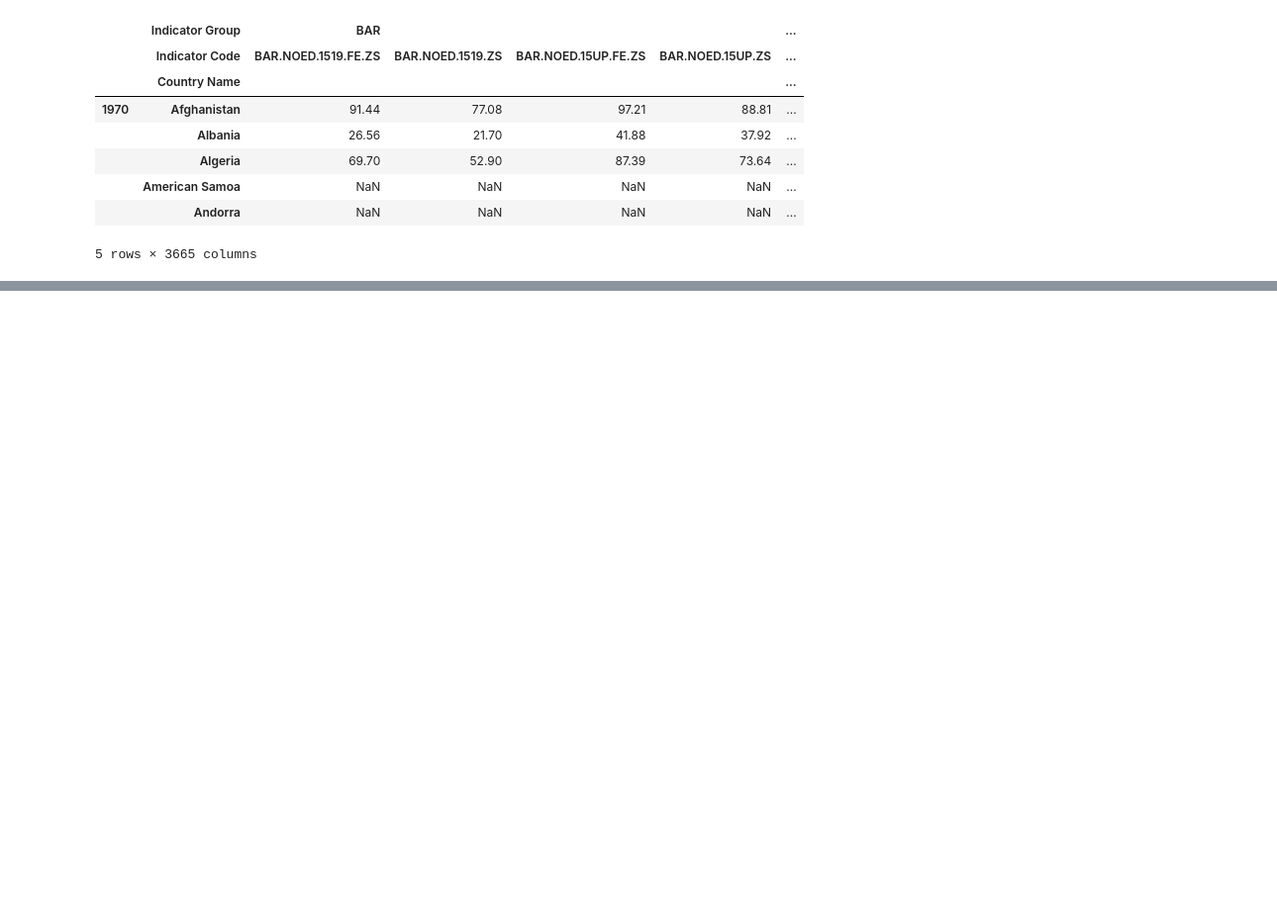
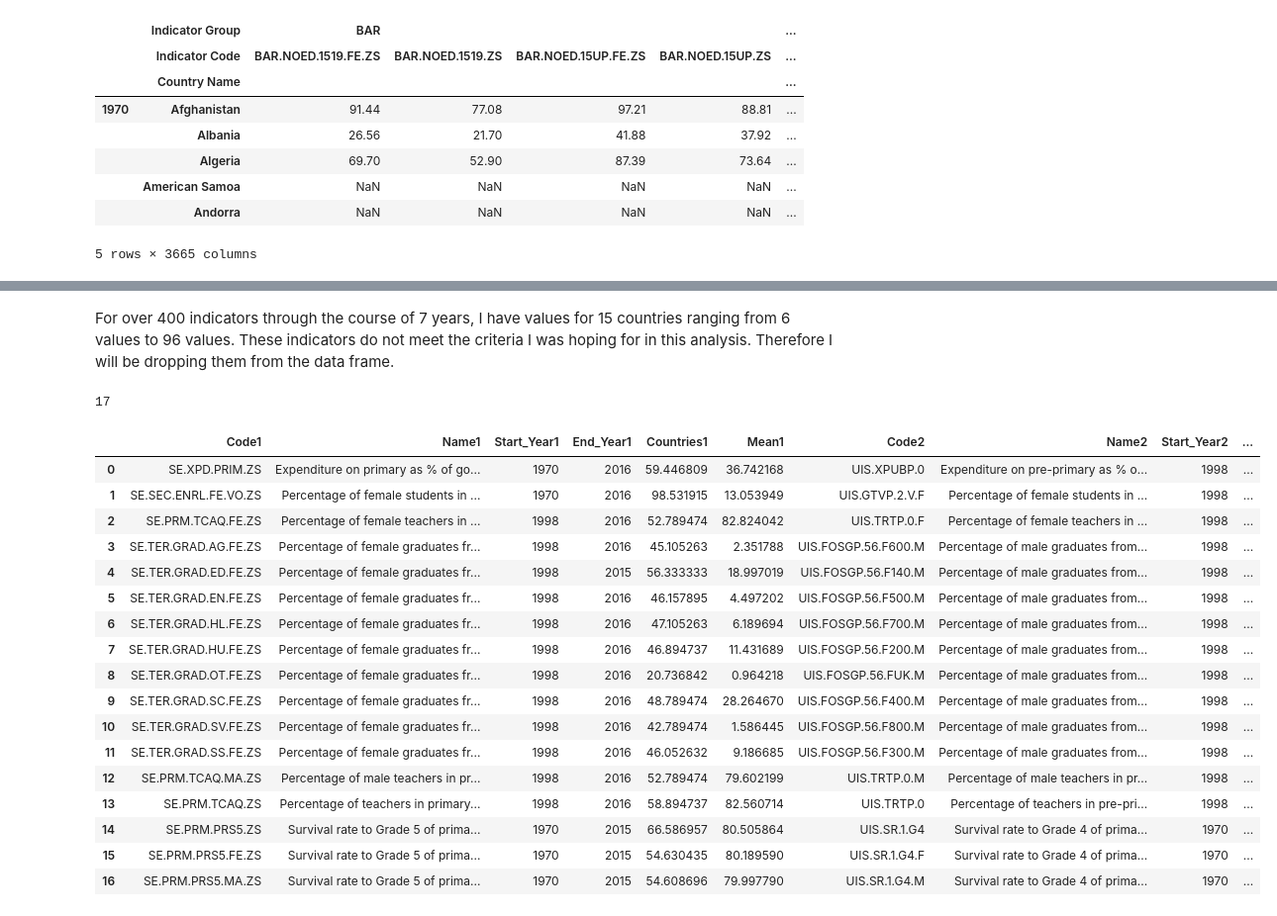
Before and after one commit to tjeffkessler/thinkful_dsflex, a Jupyter notebook: Ed Stats Model.ipynb, the cells around one changed output, grey strips where cells are left out. Shown at 99% size. Cells and saved outputs as stored; diff of their text form; code cells hidden in the pictures; blank space fills up the shorter version.

```diff
--- a/Ed Stats Model.ipynb
+++ b/Ed Stats Model.ipynb
@@ -133,0 +243,2 @@ SP Null Percentage: 0.466671
+# %% [markdown]
+For over 400 indicators through the course of 7 years, I have values for 15 countries ranging from 6 values to 96 values. These indicators do not meet the criteria I was hoping for in this analysis. Therefore I will be dropping them from the data frame.
@@ -133,0 +248,3 @@ SP Null Percentage: 0.466671
+# %%
+# Drop the Africa Dataset, since we are interested in data for global comparison
+df_t.drop([e for e in df_t['UIS'] if e.startswith('UIS.AFR')], axis=1, level=1, inplace=True)
@@ -133,0 +256,74 @@ SP Null Percentage: 0.466671
+# %%
+# Create a dictionary of indicator codes of potentially similar indicators based on close matches of indicator names
+import difflib
+u = [v for k, v in usb_dict.items() if k.startswith('UIS')]
+s = [v for k, v in usb_dict.items() if k.startswith('SE')]
+b = [v for k, v in usb_dict.items() if k.startswith('BAR')]
+usb_list = [u, s, b]
+match_dict = {}
+for i in range(len(usb_list) - 1):
+    for name in usb_list[i]:
+        matches = difflib.get_close_matches(name, usb_list[i+1], cutoff=0.97)
+        if len(usb_list) - i > 2:
+            matches.extend(difflib.get_close_matches(name, usb_list[i+2], cutoff=0.97))
+        for match in matches:
+            if reversed_usb[match] not in match_dict.keys():
+                match_dict[reversed_usb[match]] = reversed_usb[name]
+len(match_dict)
+# %% [output]
+17
+# %%
+# Create a data frame to compare the indicators that are potential matches by their names, the total countries polled over
+# which years, and the mean value of the measurements taken by each
+
+def matches_to_df(df, matches, indicator_dict):
+    '''A function designed to take a data frame, a dictionary of close matches for column names, and a dictionary matching
+    codes to long form names in order to output a data frame that compares the values of the matching columns.'''
+    df_list = []
+
+    for k, v in matches.items():
+        code_a, name_a, code_b, name_b = k, indicator_dict[k], v, indicator_dict[v]
+
+        index_1 = df.index[df['SE', k] > 0].tolist()
+        index_1 = [i[0] for i in index_1]
+        index_1 = Counter(index_1)
+
+        fyear_a, lyear_a = min(index_1.keys()), max(index_1.keys())
+        cntry_a = np.mean(list(index_1.values()))
+        mean_a = np.nanmean(df['SE', k])
+
+        index_2 = df.index[df['UIS', v] > 0].tolist()
+        index_2 = [i[0] for i in index_2]
+        index_2 = Counter(index_2)
+
+        fyear_b, lyear_b = min(index_2.keys()), max(index_2.keys())
+        cntry_b = np.mean(list(index_2.values()))
+        mean_b = np.nanmean(df['UIS', v])
+
+        df_list.append([code_a, name_a, fyear_a, lyear_a, cntry_a, mean_a, code_b, name_b, fyear_b, lyear_b, cntry_b, mean_b])
+
+    new_df = pd.DataFrame(df_list, columns=['Code1', 'Name1', 'Start_Year1', 'End_Year1', 'Countries1', 'Mean1',
+                                   'Code2', 'Name2', 'Start_Year2', 'End_Year2', 'Countries2', 'Mean2'])
+    return new_df
+
+matches_df = matches_to_df(df_t, match_dict, indicator_dict)
+matches_df
+# %% [output]
+|  | Code1 | Name1 | Start_Year1 | End_Year1 | Countries1 | Mean1 | Code2 | Name2 | Start_Year2 | ... |
+| 0 | SE.XPD.PRIM.ZS | Expenditure on primary as % of go... | 1970 | 2016 | 59.446809 | 36.742168 | UIS.XPUBP.0 | Expenditure on pre-primary as % o... | 1998 | ... |
+| 1 | SE.SEC.ENRL.FE.VO.ZS | Percentage of female students in ... | 1970 | 2016 | 98.531915 | 13.053949 | UIS.GTVP.2.V.F | Percentage of female students in ... | 1998 | ... |
+| 2 | SE.PRM.TCAQ.FE.ZS | Percentage of female teachers in ... | 1998 | 2016 | 52.789474 | 82.824042 | UIS.TRTP.0.F | Percentage of female teachers in ... | 1998 | ... |
+| 3 | SE.TER.GRAD.AG.FE.ZS | Percentage of female graduates fr... | 1998 | 2016 | 45.105263 | 2.351788 | UIS.FOSGP.56.F600.M | Percentage of male graduates from... | 1998 | ... |
+| 4 | SE.TER.GRAD.ED.FE.ZS | Percentage of female graduates fr... | 1998 | 2015 | 56.333333 | 18.997019 | UIS.FOSGP.56.F140.M | Percentage of male graduates from... | 1998 | ... |
+| 5 | SE.TER.GRAD.EN.FE.ZS | Percentage of female graduates fr... | 1998 | 2016 | 46.157895 | 4.497202 | UIS.FOSGP.56.F500.M | Percentage of male graduates from... | 1998 | ... |
+| 6 | SE.TER.GRAD.HL.FE.ZS | Percentage of female graduates fr... | 1998 | 2016 | 47.105263 | 6.189694 | UIS.FOSGP.56.F700.M | Percentage of male graduates from... | 1998 | ... |
+| 7 | SE.TER.GRAD.HU.FE.ZS | Percentage of female graduates fr... | 1998 | 2016 | 46.894737 | 11.431689 | UIS.FOSGP.56.F200.M | Percentage of male graduates from... | 1998 | ... |
+| 8 | SE.TER.GRAD.OT.FE.ZS | Percentage of female graduates fr... | 1998 | 2016 | 20.736842 | 0.964218 | UIS.FOSGP.56.FUK.M | Percentage of male graduates from... | 1998 | ... |
+| 9 | SE.TER.GRAD.SC.FE.ZS | Percentage of female graduates fr... | 1998 | 2016 | 48.789474 | 28.264670 | UIS.FOSGP.56.F400.M | Percentage of male graduates from... | 1998 | ... |
+| 10 | SE.TER.GRAD.SV.FE.ZS | Percentage of female graduates fr... | 1998 | 2016 | 42.789474 | 1.586445 | UIS.FOSGP.56.F800.M | Percentage of male graduates from... | 1998 | ... |
+| 11 | SE.TER.GRAD.SS.FE.ZS | Percentage of female graduates fr... | 1998 | 2016 | 46.052632 | 9.186685 | UIS.FOSGP.56.F300.M | Percentage of male graduates from... | 1998 | ... |
+| 12 | SE.PRM.TCAQ.MA.ZS | Percentage of male teachers in pr... | 1998 | 2016 | 52.789474 | 79.602199 | UIS.TRTP.0.M | Percentage of male teachers in pr... | 1998 | ... |
+| 13 | SE.PRM.TCAQ.ZS | Percentage of teachers in primary... | 1998 | 2016 | 58.894737 | 82.560714 | UIS.TRTP.0 | Percentage of teachers in pre-pri... | 1998 | ... |
+| 14 | SE.PRM.PRS5.ZS | Survival rate to Grade 5 of prima... | 1970 | 2015 | 66.586957 | 80.505864 | UIS.SR.1.G4 | Survival rate to Grade 4 of prima... | 1970 | ... |
+| 15 | SE.PRM.PRS5.FE.ZS | Survival rate to Grade 5 of prima... | 1970 | 2015 | 54.630435 | 80.189590 | UIS.SR.1.G4.F | Survival rate to Grade 4 of prima... | 1970 | ... |
+| 16 | SE.PRM.PRS5.MA.ZS | Survival rate to Grade 5 of prima... | 1970 | 2015 | 54.608696 | 79.997790 | UIS.SR.1.G4.M | Survival rate to Grade 4 of prima... | 1970 | ... |
```
Also changed, not shown: parts of 17 cells of this notebook.
